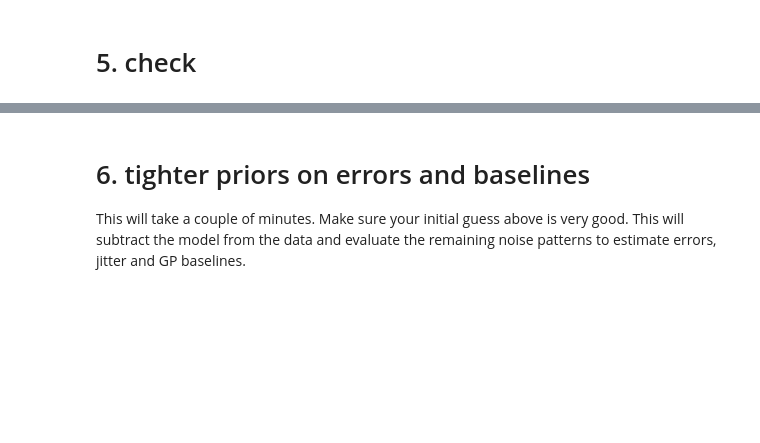
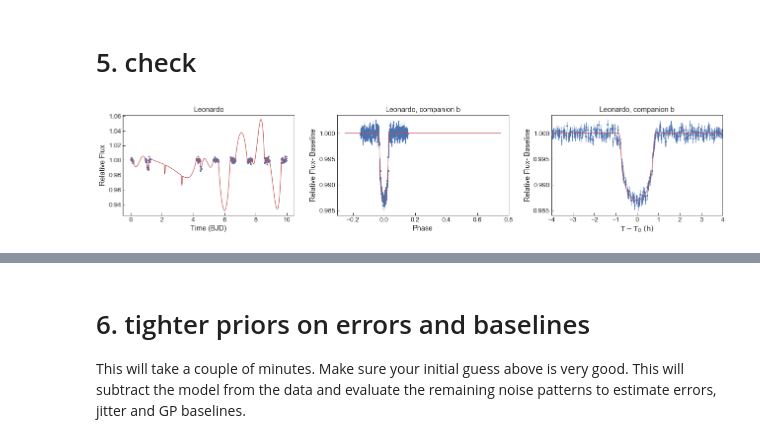
Before and after one commit to MNGuenther/allesfitter, a Jupyter notebook: allesfitter/GUI.ipynb, the cells around one changed output, grey strips where cells are left out. Drawn from its saved outputs; the diff is of its cells as text; code cells hidden in the pictures; blank space fills up the shorter version.

```diff
--- a/allesfitter/GUI.ipynb
+++ b/allesfitter/GUI.ipynb
@@ -1239,18 +1241,15 @@ if 'show_step_5' in INPUT and INPUT['show_step_5']==True and DROPDOWNS['fit_ttvs
 # %%
 if 'show_step_5' in INPUT and INPUT['show_step_5']==True:
 
-    from importlib import reload
-    import allesfitter
-    reload(allesfitter)
-    from allesfitter import config
     from allesfitter.general_output import show_initial_guess
     import matplotlib.pyplot as plt
 
-    config.init(INPUT['datadir'])
-    fig_list = show_initial_guess(do_logprint=False, return_figs=True)
+    fig_list = show_initial_guess(INPUT['datadir'], do_logprint=False, return_figs=True)
 
     for fig in fig_list:
         plt.show(fig)
+# %% [output]
+[figure, added]
 # %%
 if 'show_step_5' in INPUT and INPUT['show_step_5']==True:
 
```
Also changed, not shown: parts of 8 cells of this notebook, 8 other files.
